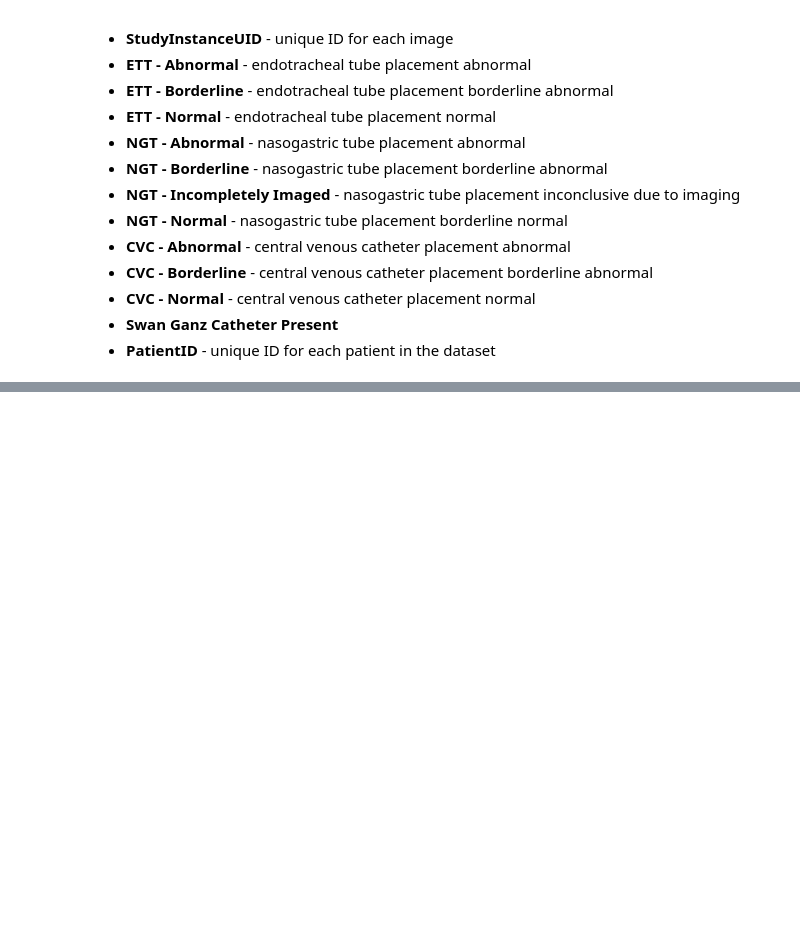
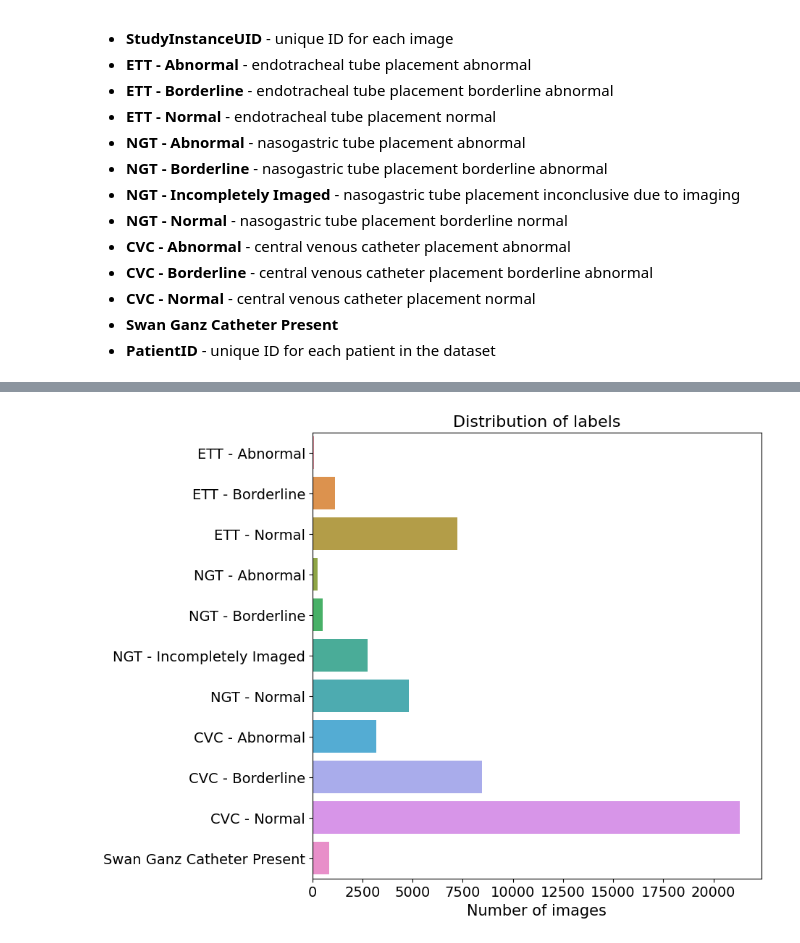
Before and after one commit to EmKelsall/ADS2002---Catheter-Placement-Project, a Jupyter notebook: dataAnalysis.ipynb, the cells around one changed output, grey strips where cells are left out. Drawn from its saved outputs; the diff is of its cells as text; code cells hidden in the pictures; blank space fills up the shorter version.

Commit message:
start plotting annotations

```diff
--- a/dataAnalysis.ipynb
+++ b/dataAnalysis.ipynb
@@ -54,0 +83,3 @@ import matplotlib.pyplot as plt
+# %%
+train = pd.read_csv('Data/train.csv')
+train.head()
@@ -54,0 +93,13 @@ import matplotlib.pyplot as plt
+# %%
+plt.figure(figsize=(8, 8))
+df_tmp = train.iloc[:, 1:-1].sum()
+
+
+
+sns.barplot(x=df_tmp.values, y=df_tmp.index)
+plt.xticks(fontsize=14)
+plt.yticks(fontsize=14)
+plt.xlabel("Number of images", fontsize=15)
+plt.title("Distribution of labels", fontsize=16);
+# %% [output]
+[figure, added]
```
Also changed, not shown: parts of 15 cells of this notebook.
